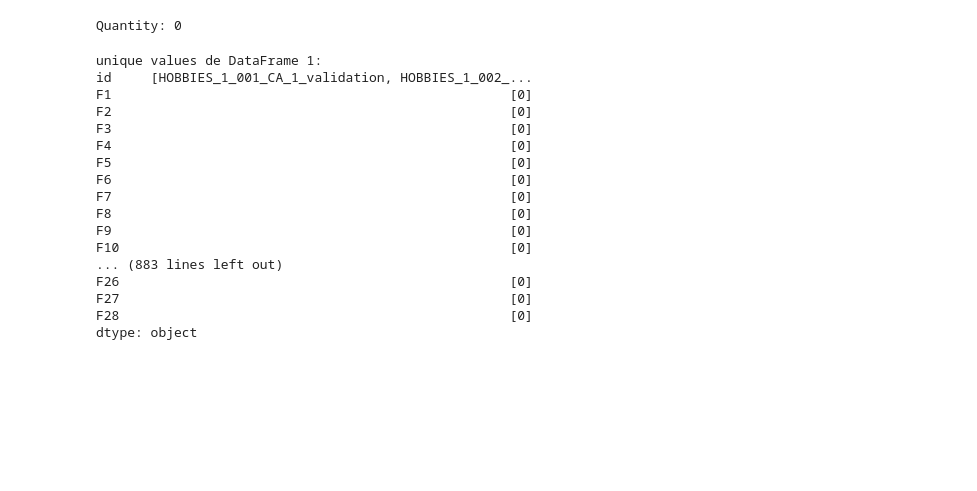
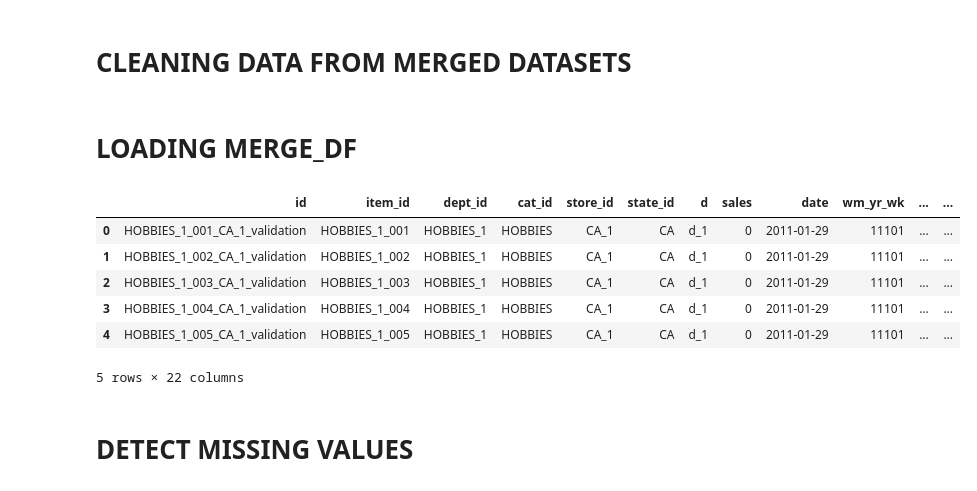
Before and after one commit to jonasge1992/walmart, a Jupyter notebook: notebooks/Datacleaning_DC.ipynb, the cells around one changed output. Cells and saved outputs as stored; diff of their text form; code cells hidden in the pictures; blank space fills up the shorter version.

```diff
--- a/notebooks/Datacleaning_DC.ipynb
+++ b/notebooks/Datacleaning_DC.ipynb
@@ -280,38 +0,0 @@ dtype: float64
-# %%
-import pandas as pd
-
-# Supongamos que tienes un DataFrame llamado df
-# Usa el método duplicated() para encontrar valores duplicados
-duplicates_values = submission_file.duplicated()
-
-# Usa el método sum() para contar la cantidad de valores duplicados
-quantity_duplicates = duplicates_values.sum()
-
-print("Quantity:", quantity_duplicates)
-# %% [output]
-Quantity: 0
-# %%
-import pandas as pd
-
-for i, df in enumerate(submission_file):
-    unique_values = submission_file.apply(pd.unique)
-    print(f"unique values de DataFrame {i+1}:")
-    print(unique_values)
-# %% [output]
-unique values de DataFrame 1:
-id     [HOBBIES_1_001_CA_1_validation, HOBBIES_1_002_...
-F1                                                   [0]
-F2                                                   [0]
-F3                                                   [0]
-F4                                                   [0]
-F5                                                   [0]
-F6                                                   [0]
-F7                                                   [0]
-F8                                                   [0]
-F9                                                   [0]
-F10                                                  [0]
-... (883 lines left out)
-F26                                                  [0]
-F27                                                  [0]
-F28                                                  [0]
-dtype: object
@@ -317,0 +9,18 @@ dtype: object
+# %% [markdown]
+# CLEANING DATA FROM MERGED DATASETS
+# %% [markdown]
+# LOADING MERGE_DF
+# %%
+import pandas as pd
+merge_df = pd.read_csv('raw_data/merge_df.csv')
+merge_df.head()
+# %% [output]
+|  | id | item_id | dept_id | cat_id | store_id | state_id | d | sales | date | wm_yr_wk | ... | ... |
+| 0 | HOBBIES_1_001_CA_1_validation | HOBBIES_1_001 | HOBBIES_1 | HOBBIES | CA_1 | CA | d_1 | 0 | 2011-01-29 | 11101 | ... | ... |
+| 1 | HOBBIES_1_002_CA_1_validation | HOBBIES_1_002 | HOBBIES_1 | HOBBIES | CA_1 | CA | d_1 | 0 | 2011-01-29 | 11101 | ... | ... |
+| 2 | HOBBIES_1_003_CA_1_validation | HOBBIES_1_003 | HOBBIES_1 | HOBBIES | CA_1 | CA | d_1 | 0 | 2011-01-29 | 11101 | ... | ... |
+| 3 | HOBBIES_1_004_CA_1_validation | HOBBIES_1_004 | HOBBIES_1 | HOBBIES | CA_1 | CA | d_1 | 0 | 2011-01-29 | 11101 | ... | ... |
+| 4 | HOBBIES_1_005_CA_1_validation | HOBBIES_1_005 | HOBBIES_1 | HOBBIES | CA_1 | CA | d_1 | 0 | 2011-01-29 | 11101 | ... | ... |
+5 rows × 22 columns
+# %% [markdown]
+# DETECT MISSING VALUES
```
Also changed, not shown: parts of 40 cells of this notebook, 2 other files.
